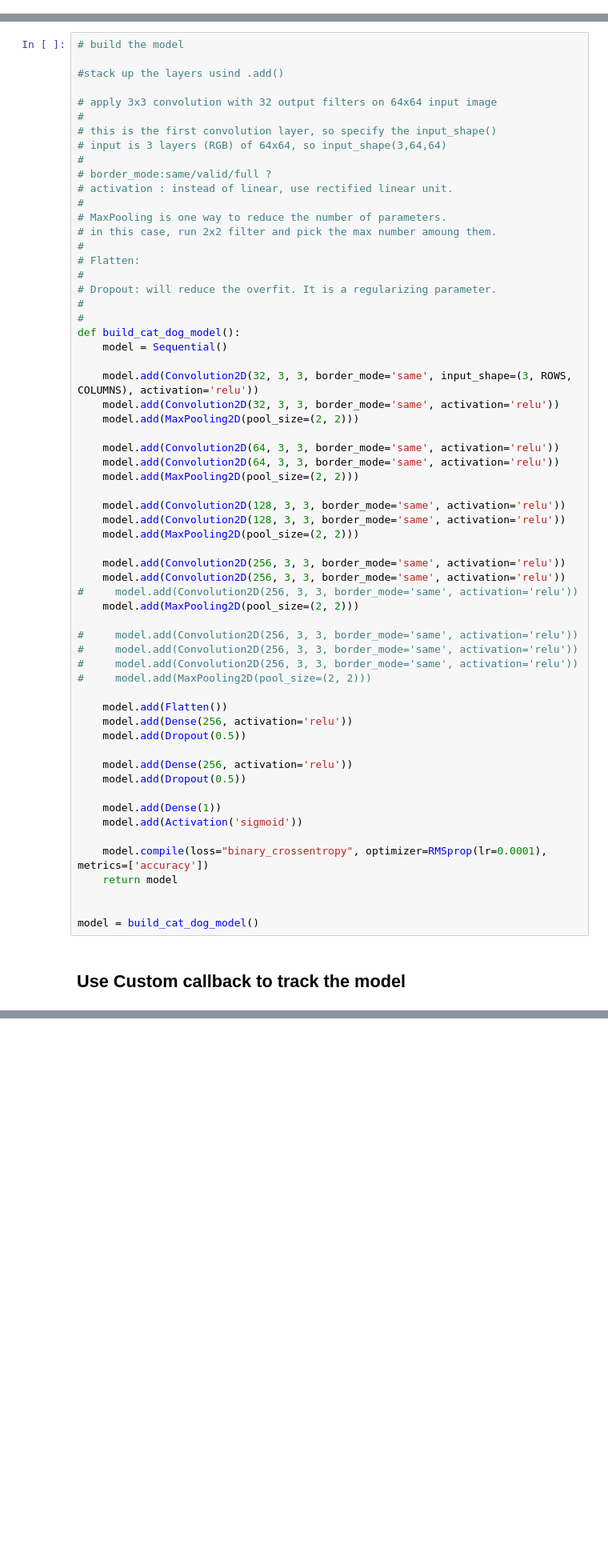
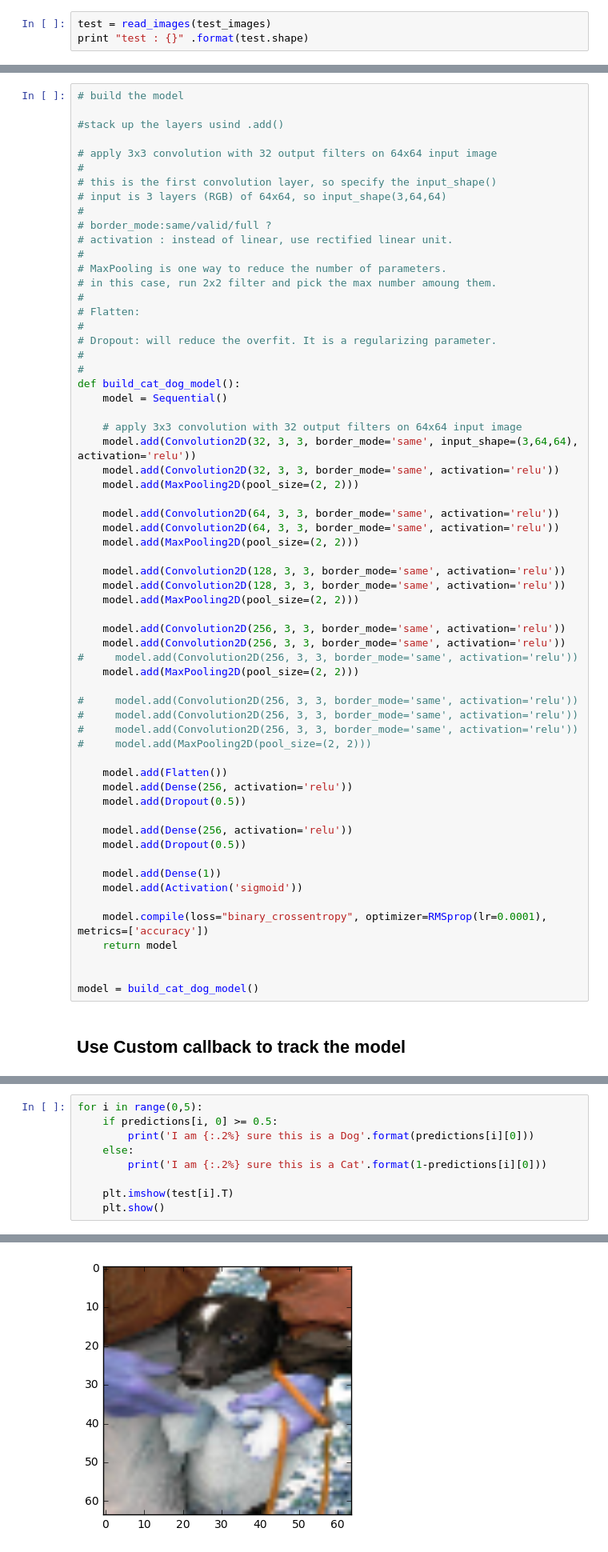
Before and after one commit to abalaji-blr/PythonNotebooks, a Jupyter notebook: KerasJumpStart.ipynb, the cells around one changed output, grey strips where cells are left out. Shown at 80% size. Saved outputs shown, nothing was run; the diff lists cells and outputs as text; blank space fills up the shorter version.

```diff
--- a/KerasJumpStart.ipynb
+++ b/KerasJumpStart.ipynb
@@ -121 +144,4 @@ print "train : {}" .format(train.shape)
 train : (6, 3, 64, 64)
+# %%
+test = read_images(test_images)
+print "test : {}" .format(test.shape)
@@ -195,7 +228,8 @@ labels
 def build_cat_dog_model():
     model = Sequential()
 
-    model.add(Convolution2D(32, 3, 3, border_mode='same', input_shape=(3, ROWS, COLUMNS), activation='relu'))
+    # apply 3x3 convolution with 32 output filters on 64x64 input image
+    model.add(Convolution2D(32, 3, 3, border_mode='same', input_shape=(3,64,64), activation='relu'))
     model.add(Convolution2D(32, 3, 3, border_mode='same', activation='relu'))
     model.add(MaxPooling2D(pool_size=(2, 2)))
 
@@ -280,0 +328,10 @@ plt.show()
+# %%
+for i in range(0,5):
+    if predictions[i, 0] >= 0.5:
+        print('I am {:.2%} sure this is a Dog'.format(predictions[i][0]))
+    else:
+        print('I am {:.2%} sure this is a Cat'.format(1-predictions[i][0]))
+
+    plt.imshow(test[i].T)
+    plt.show()
+# %% [output]
@@ -280,0 +339 @@ plt.show()
+[figure, added]
```
Also changed, not shown: parts of 15 cells of this notebook.
